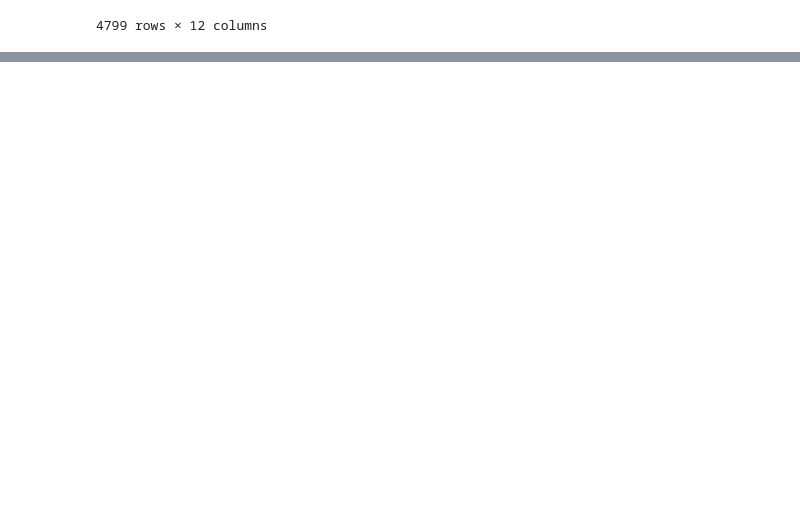
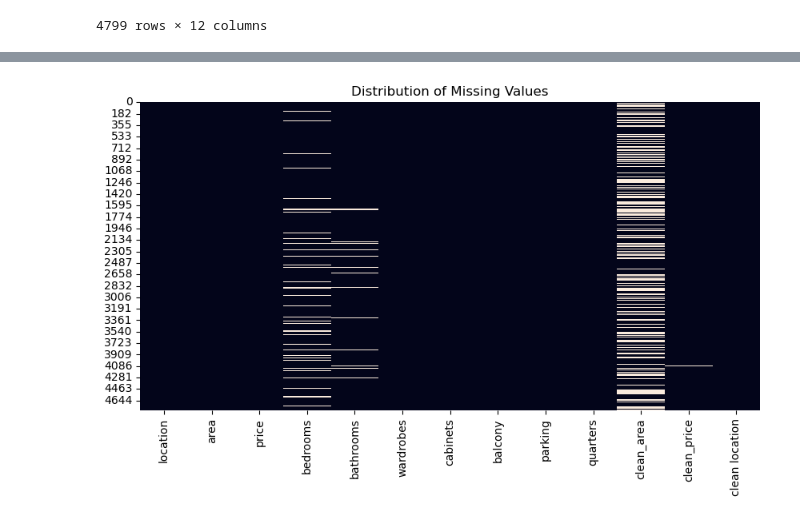
Before and after one commit to Rootkiti/ict_chember_classes, a Jupyter notebook: ml wolkthrough.ipynb, the cells around one changed output, grey strips where cells are left out. Drawn from its saved outputs; the diff is of its cells as text; code cells hidden in the pictures; blank space fills up the shorter version.

Commit message:
data transformation

```diff
--- a/ml wolkthrough.ipynb
+++ b/ml wolkthrough.ipynb
@@ -182,0 +213,5 @@ house_data
+# %%
+more_30 = house_data['clean location'].value_counts()[house_data['clean location'].value_counts().values >=30].index
+# %%
+clean_df = house_data[house_data['clean location'].isin(more_30)]
+clean_df
@@ -182,0 +236,2 @@ house_data
+# %%
+clean_df['wardrobes'].fillna('No', inplace=True)
@@ -182,0 +247,5 @@ house_data
+# %%
+clean_df['cabinets'].fillna('No', inplace=True)
+clean_df['balcony'].fillna('No', inplace=True)
+clean_df['parking'].fillna('No', inplace=True)
+clean_df['quarters'].fillna('No', inplace=True)
@@ -182,0 +269,4 @@ house_data
+# %%
+plot_missing_values(clean_df)
+# %% [output]
+[figure, added]
```
Also changed, not shown: parts of 10 cells of this notebook.
